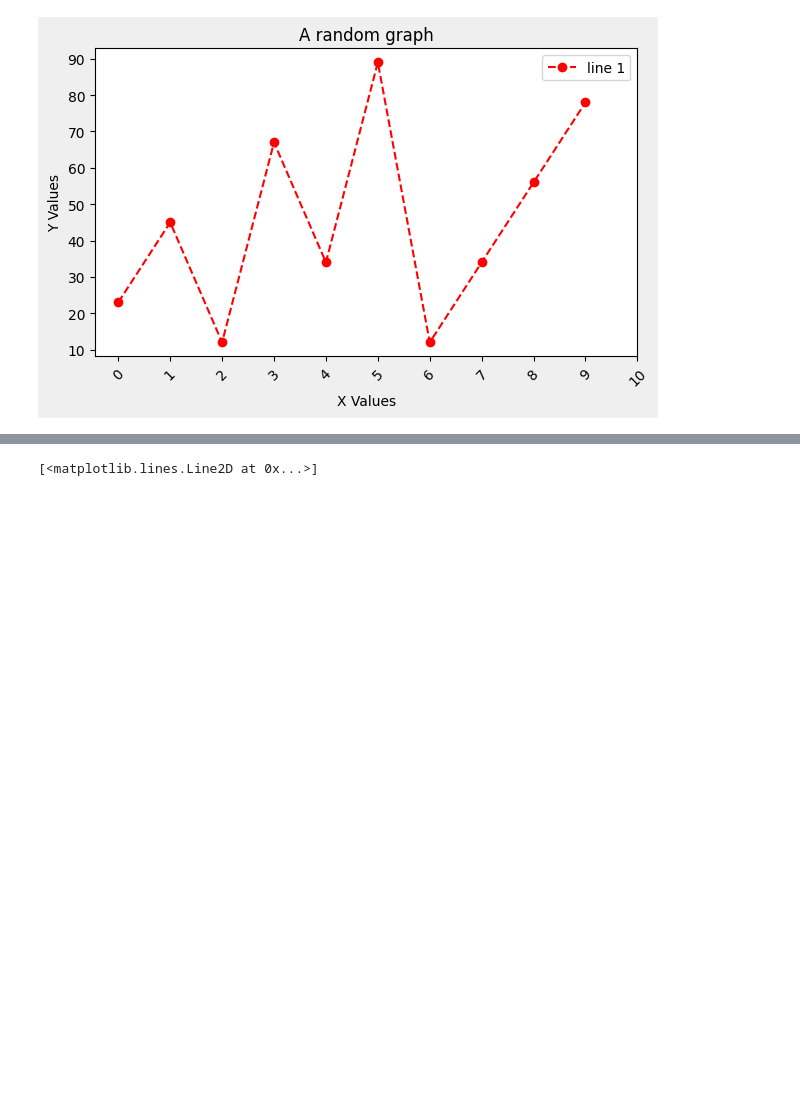
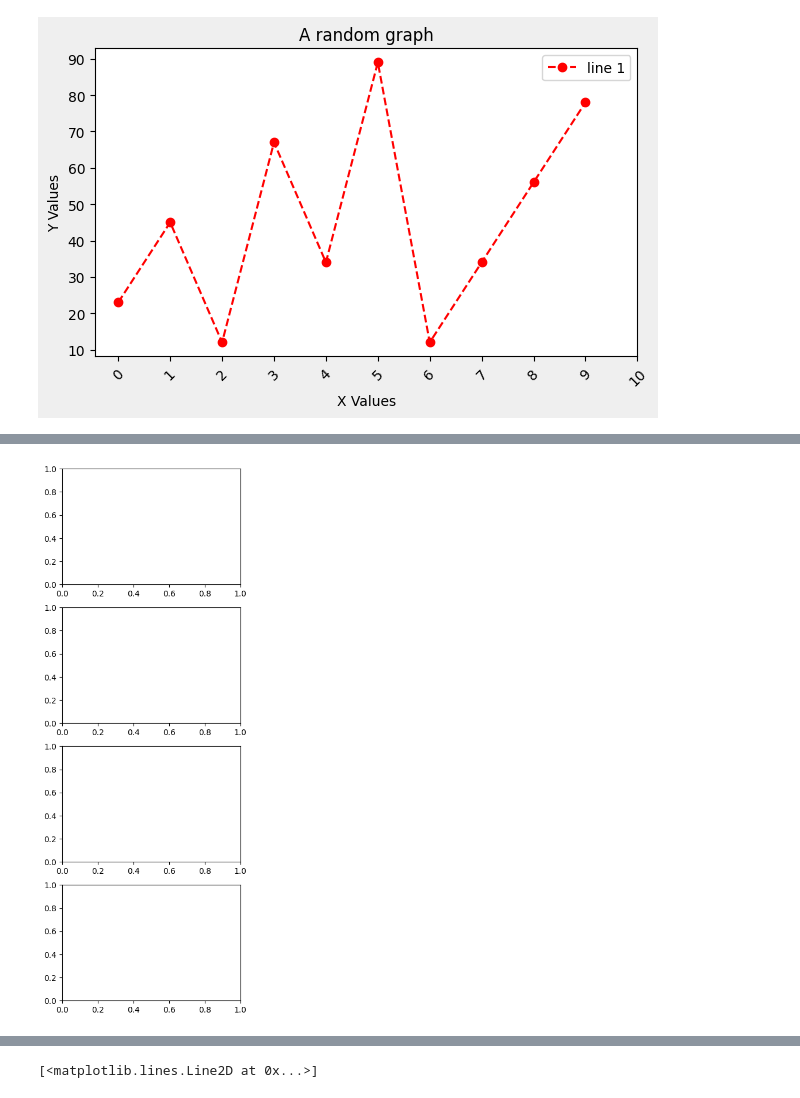
Before and after one commit to Ankidec/Data-Analysis, a Jupyter notebook: visulization.ipynb, the cells around one changed output, grey strips where cells are left out. Drawn from its saved outputs; the diff is of its cells as text; code cells hidden in the pictures; blank space fills up the shorter version.

```diff
--- a/visulization.ipynb
+++ b/visulization.ipynb
@@ -58,0 +93,4 @@ plt.show()
+# %%
+fig, (ax1, ax2, ax3, ax4) = plt.subplots(nrows=4, figsize=(4, 12))
+# %% [output]
+[figure, added]
```
Also changed, not shown: parts of 18 cells of this notebook.
